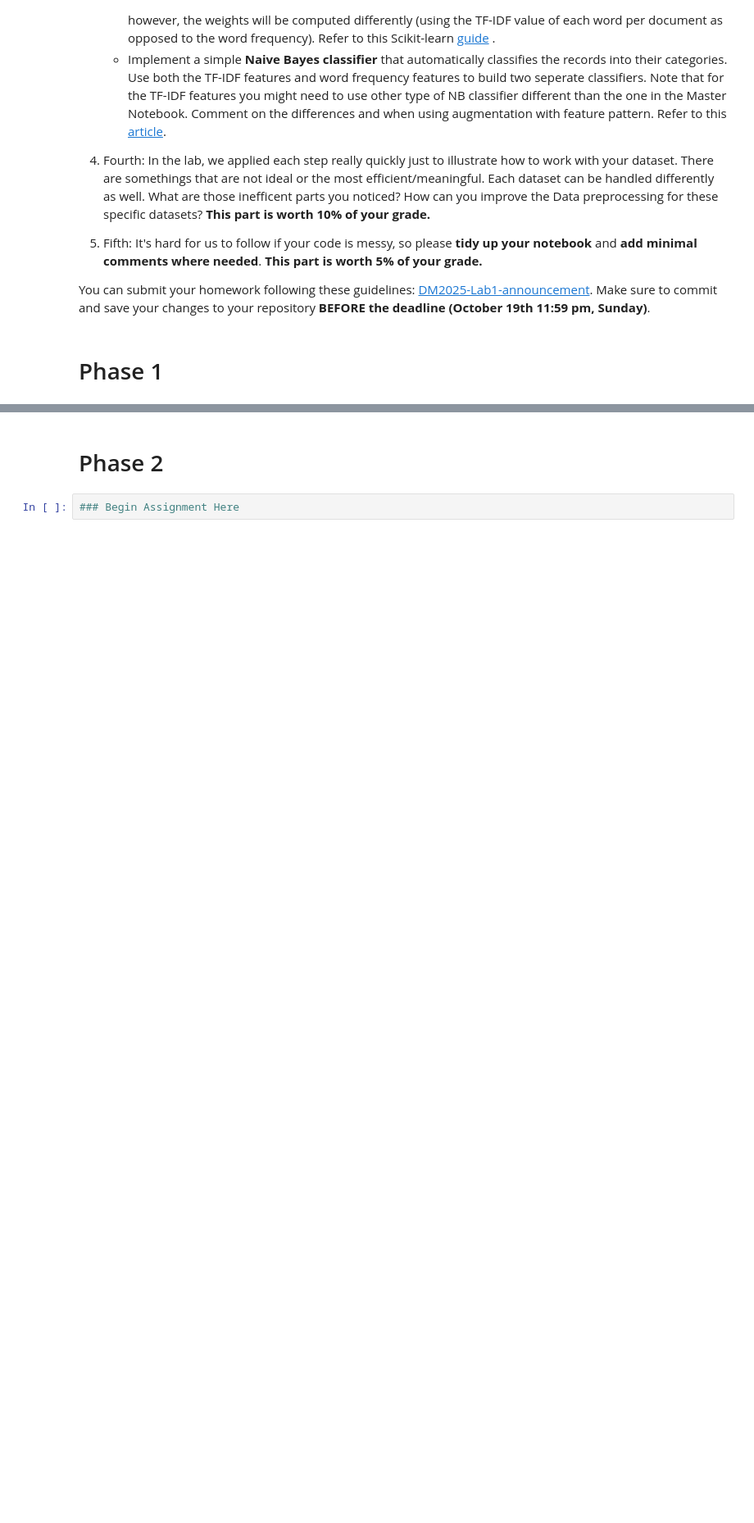
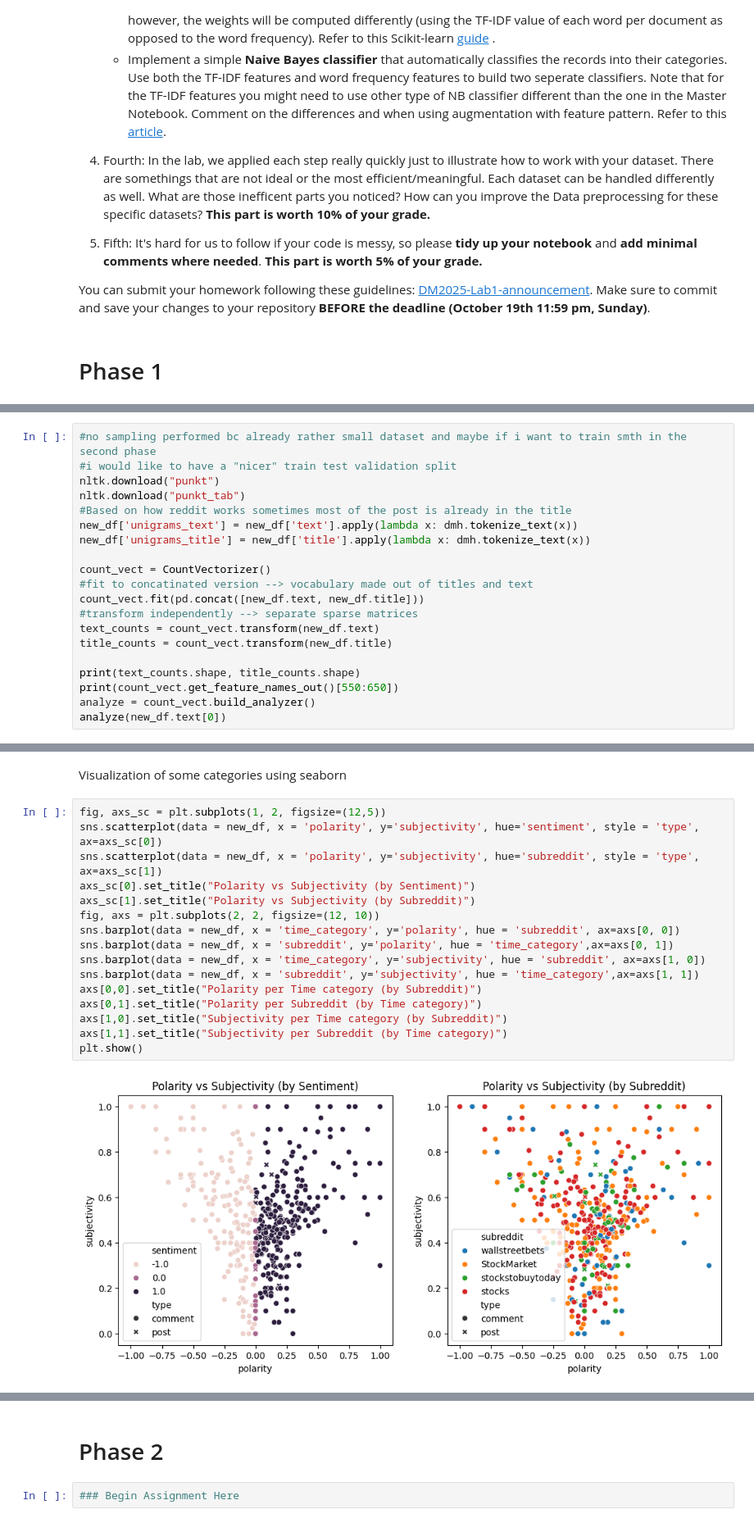
Before and after one commit to saylaa5923/DM2025-Lab1-Exercise, a Jupyter notebook: DM2025-Lab1-Homework.ipynb, the cells around one changed output, grey strips where cells are left out. Shown at 82% size. Saved outputs shown, nothing was run; the diff lists cells and outputs as text; blank space fills up the shorter version.

Commit message:
[Ver 1.1] currently at heatmap frequencies - add some comments and visualizations

```diff
--- a/DM2025-Lab1-Homework.ipynb
+++ b/DM2025-Lab1-Homework.ipynb
@@ -62,0 +124,20 @@ You can submit your homework following these guidelines: [DM2025-Lab1-announceme
+# %%
+#no sampling performed bc already rather small dataset and maybe if i want to train smth in the second phase
+#i would like to have a "nicer" train test validation split
+nltk.download("punkt")
+nltk.download("punkt_tab")
+#Based on how reddit works sometimes most of the post is already in the title
+new_df['unigrams_text'] = new_df['text'].apply(lambda x: dmh.tokenize_text(x))
+new_df['unigrams_title'] = new_df['title'].apply(lambda x: dmh.tokenize_text(x))
+
+count_vect = CountVectorizer()
+#fit to concatinated version --> vocabulary made out of titles and text
+count_vect.fit(pd.concat([new_df.text, new_df.title]))
+#transform independently --> separate sparse matrices
+text_counts = count_vect.transform(new_df.text)
+title_counts = count_vect.transform(new_df.title)
+
+print(text_counts.shape, title_counts.shape)
+print(count_vect.get_feature_names_out()[550:650])
+analyze = count_vect.build_analyzer()
+analyze(new_df.text[0])
@@ -62,0 +167,20 @@ You can submit your homework following these guidelines: [DM2025-Lab1-announceme
+# %% [markdown]
+Visualization of some categories using seaborn
+# %%
+fig, axs_sc = plt.subplots(1, 2, figsize=(12,5))
+sns.scatterplot(data = new_df, x = 'polarity', y='subjectivity', hue='sentiment', style = 'type', ax=axs_sc[0])
+sns.scatterplot(data = new_df, x = 'polarity', y='subjectivity', hue='subreddit', style = 'type', ax=axs_sc[1])
+axs_sc[0].set_title("Polarity vs Subjectivity (by Sentiment)")
+axs_sc[1].set_title("Polarity vs Subjectivity (by Subreddit)")
+fig, axs = plt.subplots(2, 2, figsize=(12, 10))
+sns.barplot(data = new_df, x = 'time_category', y='polarity', hue = 'subreddit', ax=axs[0, 0])
+sns.barplot(data = new_df, x = 'subreddit', y='polarity', hue = 'time_category',ax=axs[0, 1])
+sns.barplot(data = new_df, x = 'time_category', y='subjectivity', hue = 'subreddit', ax=axs[1, 0])
+sns.barplot(data = new_df, x = 'subreddit', y='subjectivity', hue = 'time_category',ax=axs[1, 1])
+axs[0,0].set_title("Polarity per Time category (by Subreddit)")
+axs[0,1].set_title("Polarity per Subreddit (by Time category)")
+axs[1,0].set_title("Subjectivity per Time category (by Subreddit)")
+axs[1,1].set_title("Subjectivity per Subreddit (by Time category)")
+plt.show()
+# %% [output]
+[figure, added]
```
Also changed, not shown: parts of 8 cells of this notebook.
